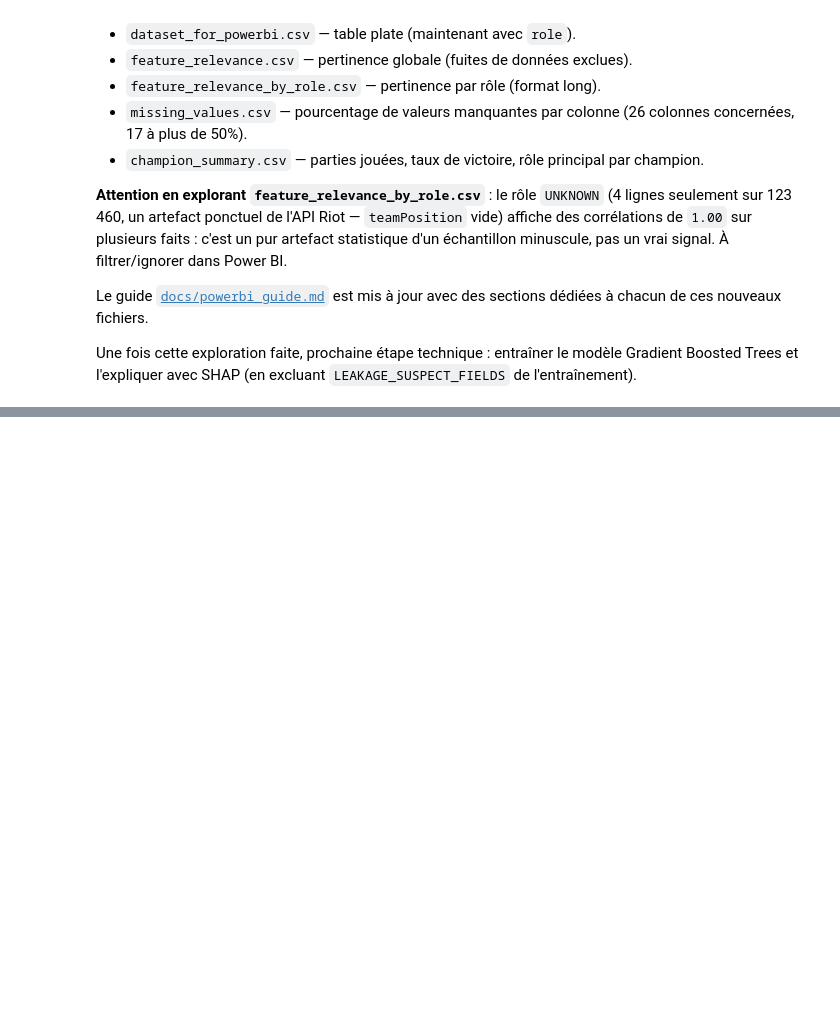
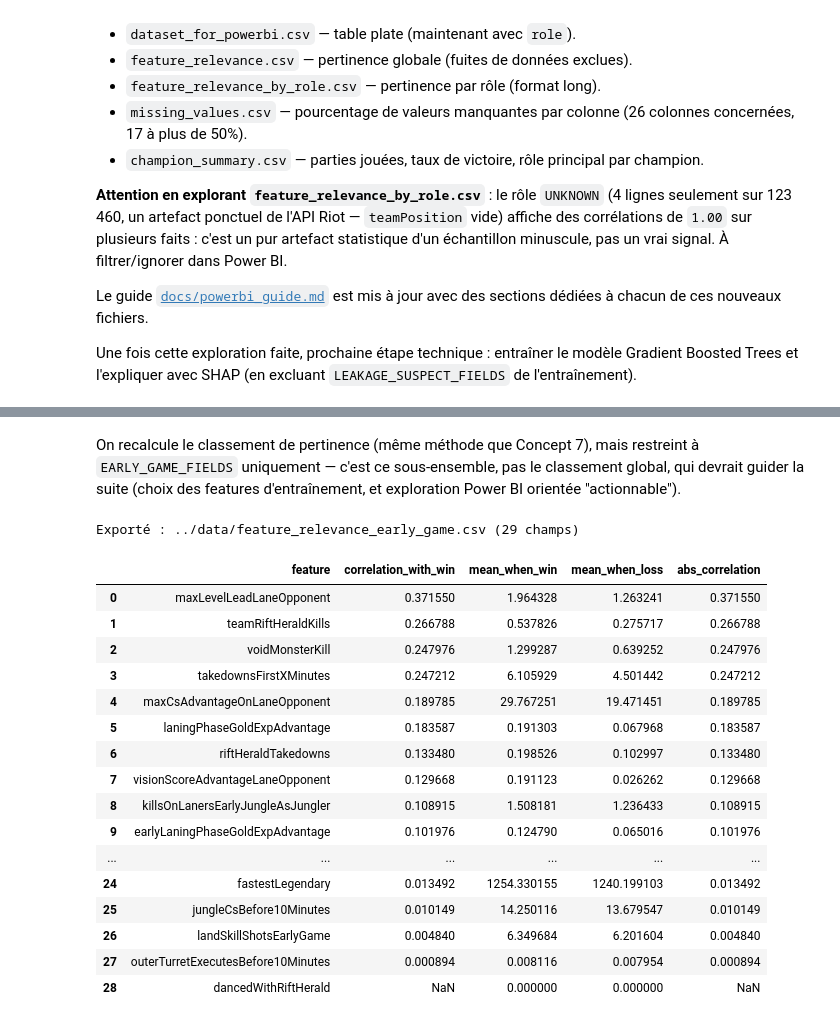
Before and after one commit to mimouniahmed/LOL-assistant, a Jupyter notebook: notebooks/03_model_training.ipynb, the cells around one changed output, grey strips where cells are left out. Drawn from its saved outputs; the diff is of its cells as text; code cells hidden in the pictures; blank space fills up the shorter version.

```diff
--- a/notebooks/03_model_training.ipynb
+++ b/notebooks/03_model_training.ipynb
@@ -482,0 +547,41 @@ Une fois cette exploration faite, prochaine étape technique : entraîner le mod
+# %% [markdown]
+On recalcule le classement de pertinence (même méthode que Concept 7), mais restreint à `EARLY_GAME_FIELDS` uniquement — c'est ce sous-ensemble, pas le classement global, qui devrait guider la suite (choix des features d'entraînement, et exploration Power BI orientée "actionnable").
+# %%
+early_cols = [c for c in EARLY_GAME_FIELDS if c not in LEAKAGE_SUSPECT_FIELDS]
+
+means_when_win_early = dataset_df.loc[dataset_df["team_win"], early_cols].mean()
+means_when_loss_early = dataset_df.loc[~dataset_df["team_win"], early_cols].mean()
+
+early_relevance_df = pd.DataFrame({
+    "feature": early_cols,
+    "correlation_with_win": [dataset_df[col].corr(win_as_int) for col in early_cols],
+    "mean_when_win": means_when_win_early.values,
+    "mean_when_loss": means_when_loss_early.values,
+})
+early_relevance_df["abs_correlation"] = early_relevance_df["correlation_with_win"].abs()
+early_relevance_df = early_relevance_df.sort_values("abs_correlation", ascending=False).reset_index(drop=True)
+
+early_relevance_export_path = "../data/feature_relevance_early_game.csv"
+early_relevance_df.to_csv(early_relevance_export_path, index=False)
+print(f"Exporté : {early_relevance_export_path} ({len(early_relevance_df)} champs)")
+
+early_relevance_df
+# %% [output]
+Exporté : ../data/feature_relevance_early_game.csv (29 champs)
+|  | feature | correlation_with_win | mean_when_win | mean_when_loss | abs_correlation |
+| 0 | maxLevelLeadLaneOpponent | 0.371550 | 1.964328 | 1.263241 | 0.371550 |
+| 1 | teamRiftHeraldKills | 0.266788 | 0.537826 | 0.275717 | 0.266788 |
+| 2 | voidMonsterKill | 0.247976 | 1.299287 | 0.639252 | 0.247976 |
+| 3 | takedownsFirstXMinutes | 0.247212 | 6.105929 | 4.501442 | 0.247212 |
+| 4 | maxCsAdvantageOnLaneOpponent | 0.189785 | 29.767251 | 19.471451 | 0.189785 |
+| 5 | laningPhaseGoldExpAdvantage | 0.183587 | 0.191303 | 0.067968 | 0.183587 |
+| 6 | riftHeraldTakedowns | 0.133480 | 0.198526 | 0.102997 | 0.133480 |
+| 7 | visionScoreAdvantageLaneOpponent | 0.129668 | 0.191123 | 0.026262 | 0.129668 |
+| 8 | killsOnLanersEarlyJungleAsJungler | 0.108915 | 1.508181 | 1.236433 | 0.108915 |
+| 9 | earlyLaningPhaseGoldExpAdvantage | 0.101976 | 0.124790 | 0.065016 | 0.101976 |
+| ... | ... | ... | ... | ... | ... |
+| 24 | fastestLegendary | 0.013492 | 1254.330155 | 1240.199103 | 0.013492 |
+| 25 | jungleCsBefore10Minutes | 0.010149 | 14.250116 | 13.679547 | 0.010149 |
+| 26 | landSkillShotsEarlyGame | 0.004840 | 6.349684 | 6.201604 | 0.004840 |
+| 27 | outerTurretExecutesBefore10Minutes | 0.000894 | 0.008116 | 0.007954 | 0.000894 |
+| 28 | dancedWithRiftHerald | NaN | 0.000000 | 0.000000 | NaN |
```
Also changed, not shown: parts of 6 cells of this notebook, 2 other files.
